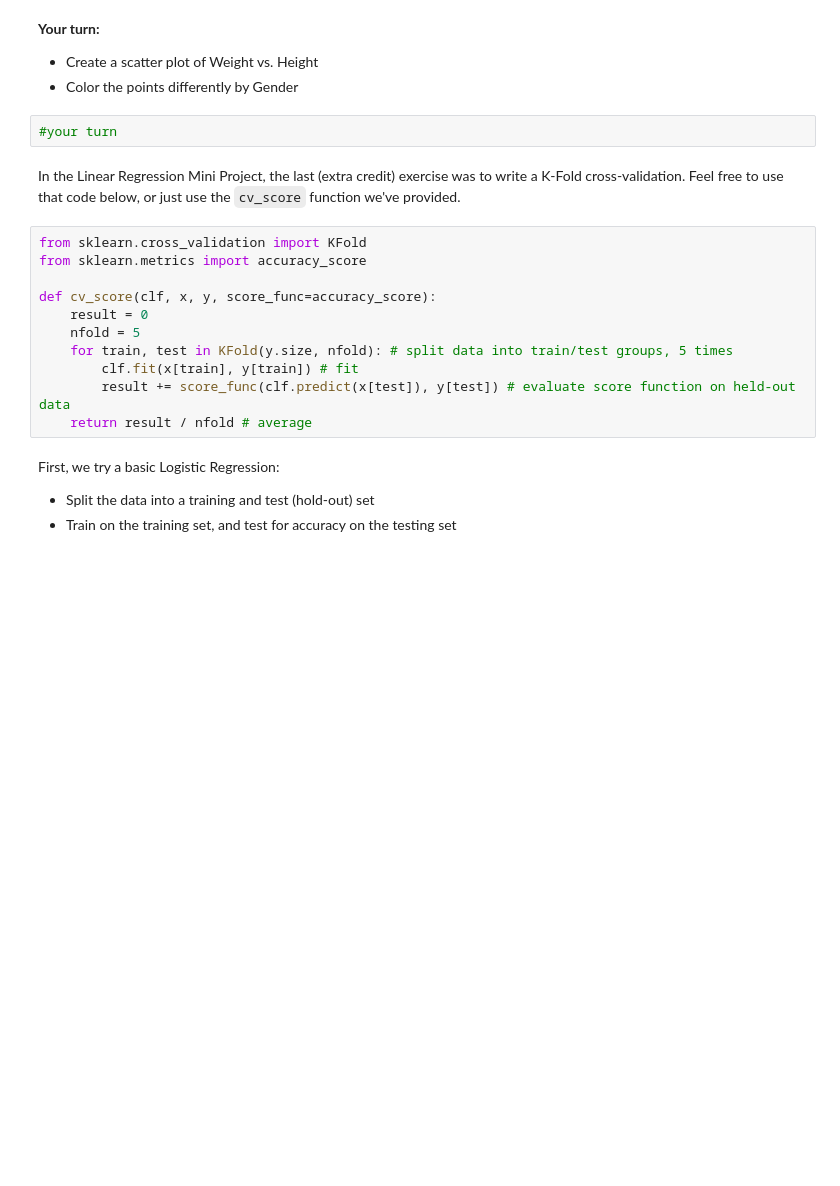
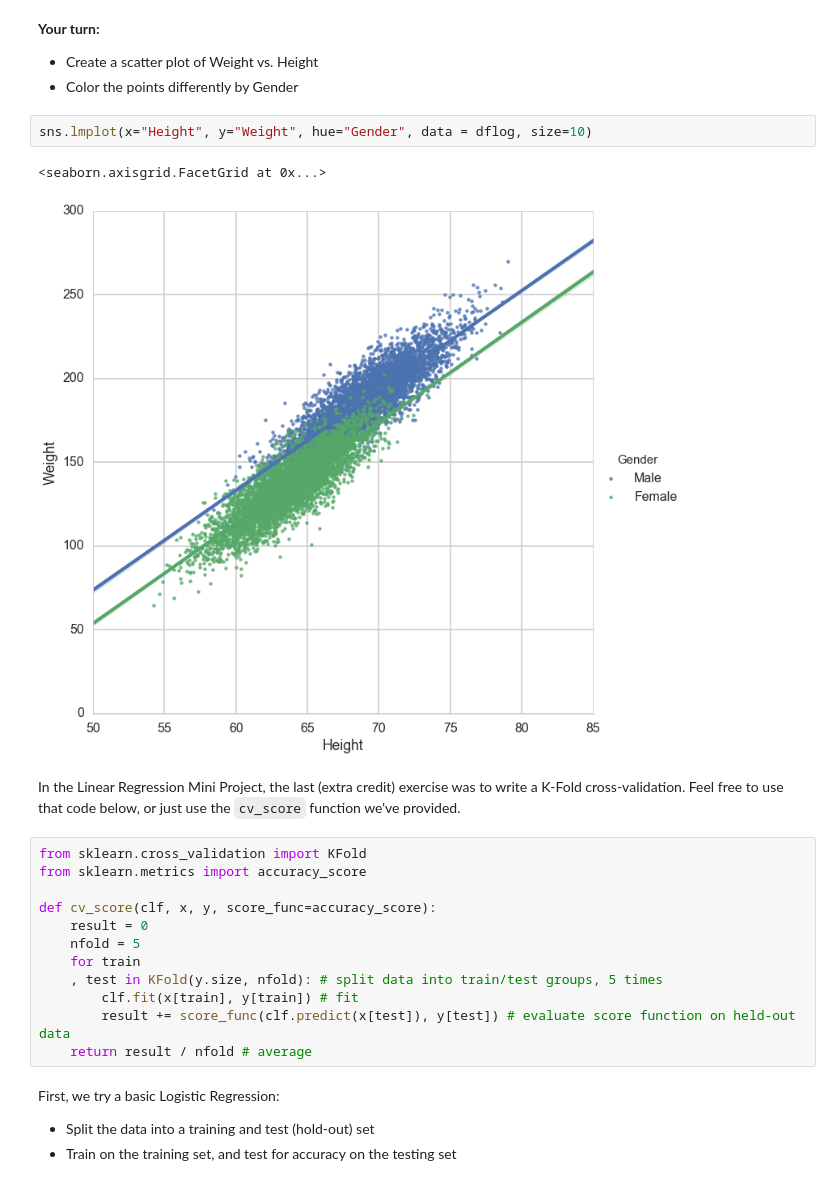
Before and after one commit to lalgadi/codemonkey, a Jupyter notebook: logistic_regression/Mini_Project_Logistic_Regression.ipynb, the cells around one changed output. Drawn from its saved outputs; the diff is of its cells as text; blank space fills up the shorter version.

```diff
--- a/logistic_regression/Mini_Project_Logistic_Regression.ipynb
+++ b/logistic_regression/Mini_Project_Logistic_Regression.ipynb
@@ -110,8 +110,11 @@ with the "response" as a plain array
 
 * Create a scatter plot of Weight vs. Height
 * Color the points differently by Gender
-# %%
-#your turn
+# %%
+sns.lmplot(x="Height", y="Weight", hue="Gender", data = dflog, size=10)
+# %% [output]
+<seaborn.axisgrid.FacetGrid at 0x...>
+[figure, added]
 # %% [markdown]
 In the Linear Regression Mini Project, the last (extra credit) exercise was to write a K-Fold cross-validation. Feel free to use that code below, or just use the `cv_score` function we've provided.
 # %%
@@ -121,7 +124,8 @@ from sklearn.metrics import accuracy_score
 def cv_score(clf, x, y, score_func=accuracy_score):
     result = 0
     nfold = 5
-    for train, test in KFold(y.size, nfold): # split data into train/test groups, 5 times
+    for train
+    , test in KFold(y.size, nfold): # split data into train/test groups, 5 times
         clf.fit(x[train], y[train]) # fit
         result += score_func(clf.predict(x[test]), y[test]) # evaluate score function on held-out data
     return result / nfold # average
```
Also changed, not shown: parts of 13 cells of this notebook.
